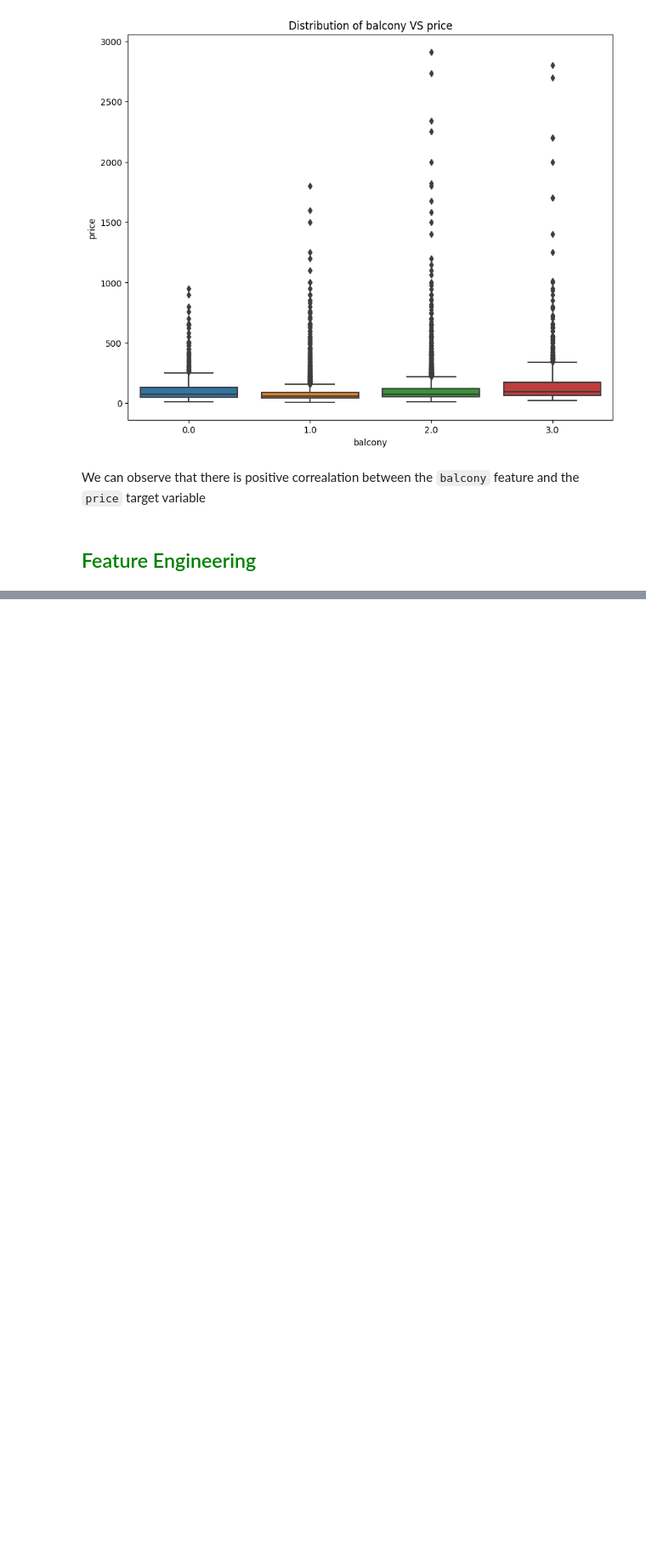
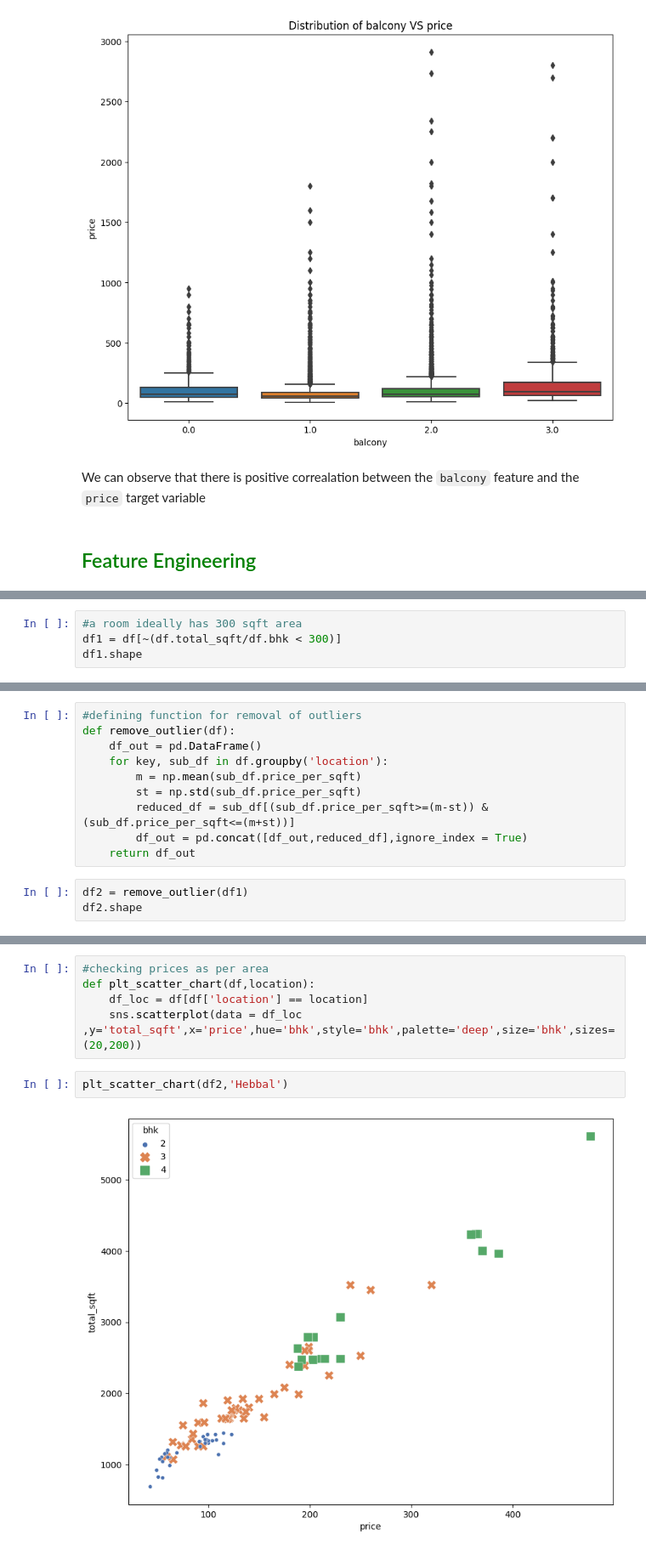
Before and after one commit to Renuka-Wadikar/Data-Science-and-Machine-Learning, a Jupyter notebook: Bengaluru House price data/housePricePrediction.ipynb, the cells around one changed output, grey strips where cells are left out. Shown at 85% size. Cells and saved outputs as stored; diff of their text form; blank space fills up the shorter version.

```diff
--- a/Bengaluru House price data/housePricePrediction.ipynb
+++ b/Bengaluru House price data/housePricePrediction.ipynb
@@ -344,0 +588,4 @@ We can observe that there is positive correalation between the `balcony` feature
+# %%
+#a room ideally has 300 sqft area
+df1 = df[~(df.total_sqft/df.bhk < 300)]
+df1.shape
@@ -344,0 +606,13 @@ We can observe that there is positive correalation between the `balcony` feature
+# %%
+#defining function for removal of outliers
+def remove_outlier(df):
+    df_out = pd.DataFrame()
+    for key, sub_df in df.groupby('location'):
+        m = np.mean(sub_df.price_per_sqft)
+        st = np.std(sub_df.price_per_sqft)
+        reduced_df = sub_df[(sub_df.price_per_sqft>=(m-st)) & (sub_df.price_per_sqft<=(m+st))]
+        df_out = pd.concat([df_out,reduced_df],ignore_index = True)
+    return df_out
+# %%
+df2 = remove_outlier(df1)
+df2.shape
@@ -344,0 +636,9 @@ We can observe that there is positive correalation between the `balcony` feature
+# %%
+#checking prices as per area
+def plt_scatter_chart(df,location):
+    df_loc = df[df['location'] == location]
+    sns.scatterplot(data = df_loc ,y='total_sqft',x='price',hue='bhk',style='bhk',palette='deep',size='bhk',sizes=(20,200))
+# %%
+plt_scatter_chart(df2,'Hebbal')
+# %% [output]
+[figure, added]
```
Also changed, not shown: parts of 56 cells of this notebook.
